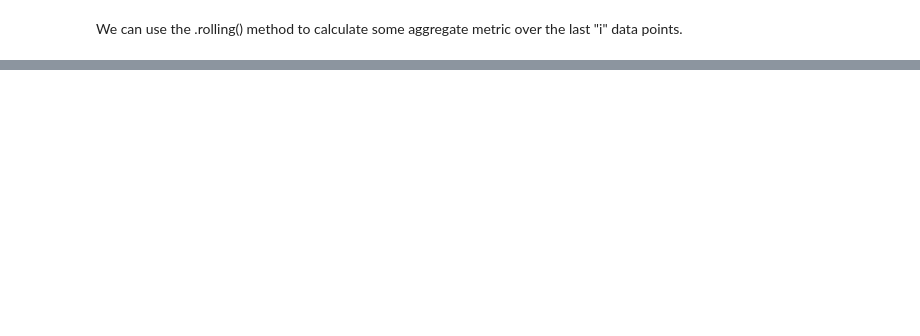
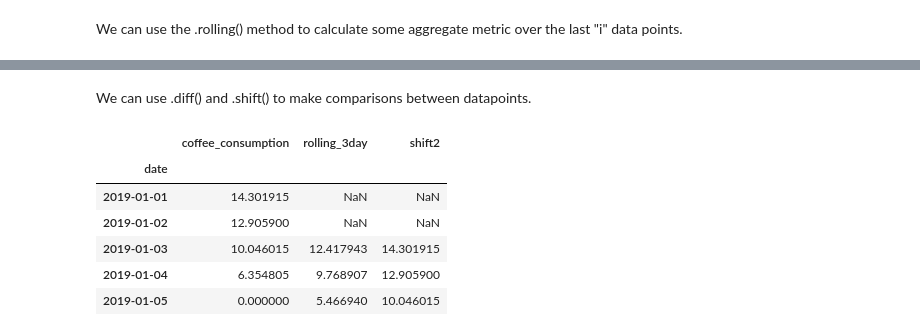
Before and after one commit to CodeupClassroom/somerville-time-series-exercises, a Jupyter notebook: working_with_datetime.ipynb, the cells around one changed output, grey strips where cells are left out. Cells and saved outputs as stored; diff of their text form; code cells hidden in the pictures; blank space fills up the shorter version.

```diff
--- a/working_with_datetime.ipynb
+++ b/working_with_datetime.ipynb
@@ -63,0 +217,13 @@ We can use the .rolling() method to calculate some aggregate metric over the las
+# %% [markdown]
+We can use .diff() and .shift() to make comparisons between datapoints.
+# %%
+df['shift2'] = df.coffee_consumption.shift(2)
+df.head()
+# %% [output]
+|  | coffee_consumption | rolling_3day | shift2 |
+| date |  |  |  |
+| 2019-01-01 | 14.301915 | NaN | NaN |
+| 2019-01-02 | 12.905900 | NaN | NaN |
+| 2019-01-03 | 10.046015 | 12.417943 | 14.301915 |
+| 2019-01-04 | 6.354805 | 9.768907 | 12.905900 |
+| 2019-01-05 | 0.000000 | 5.466940 | 10.046015 |
```
Also changed, not shown: parts of 22 cells of this notebook.
